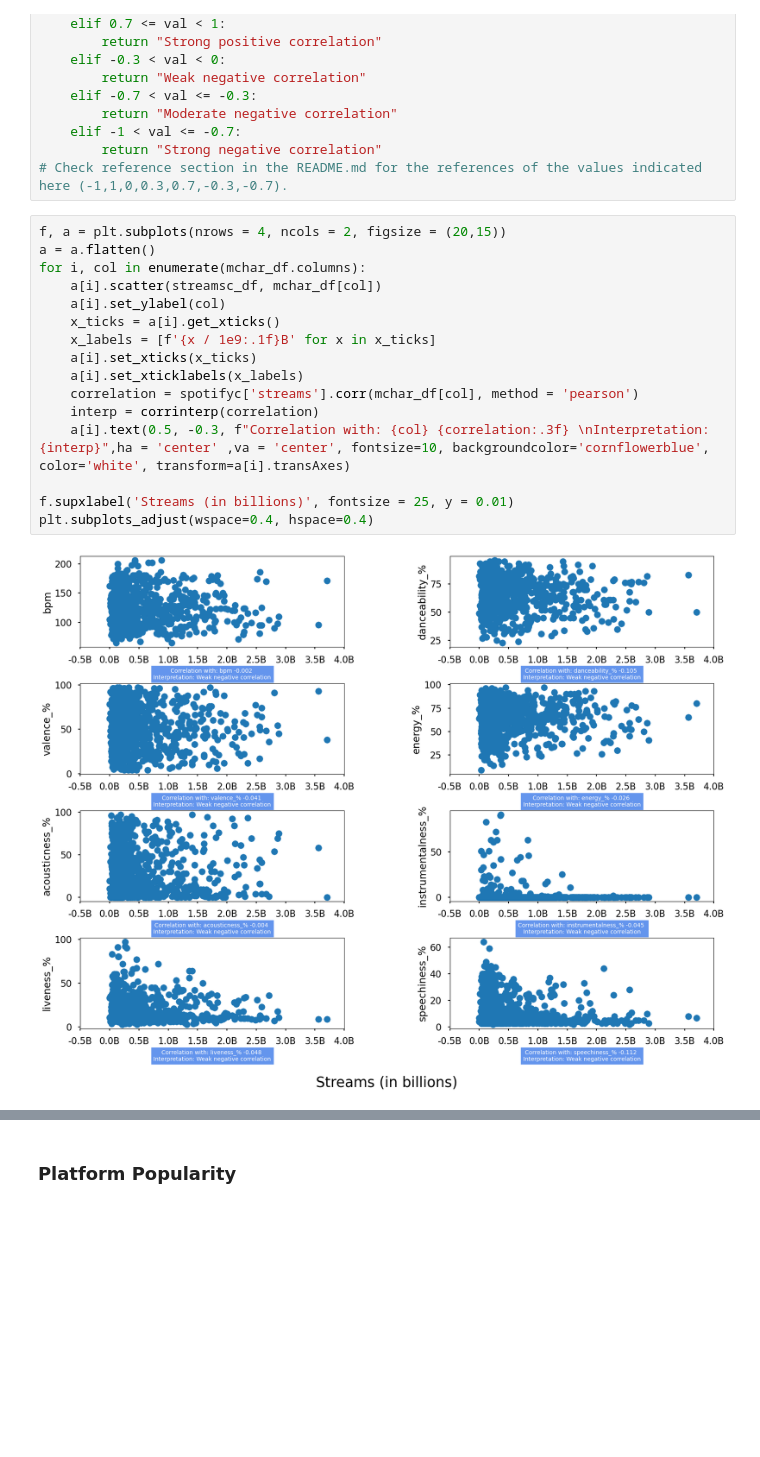
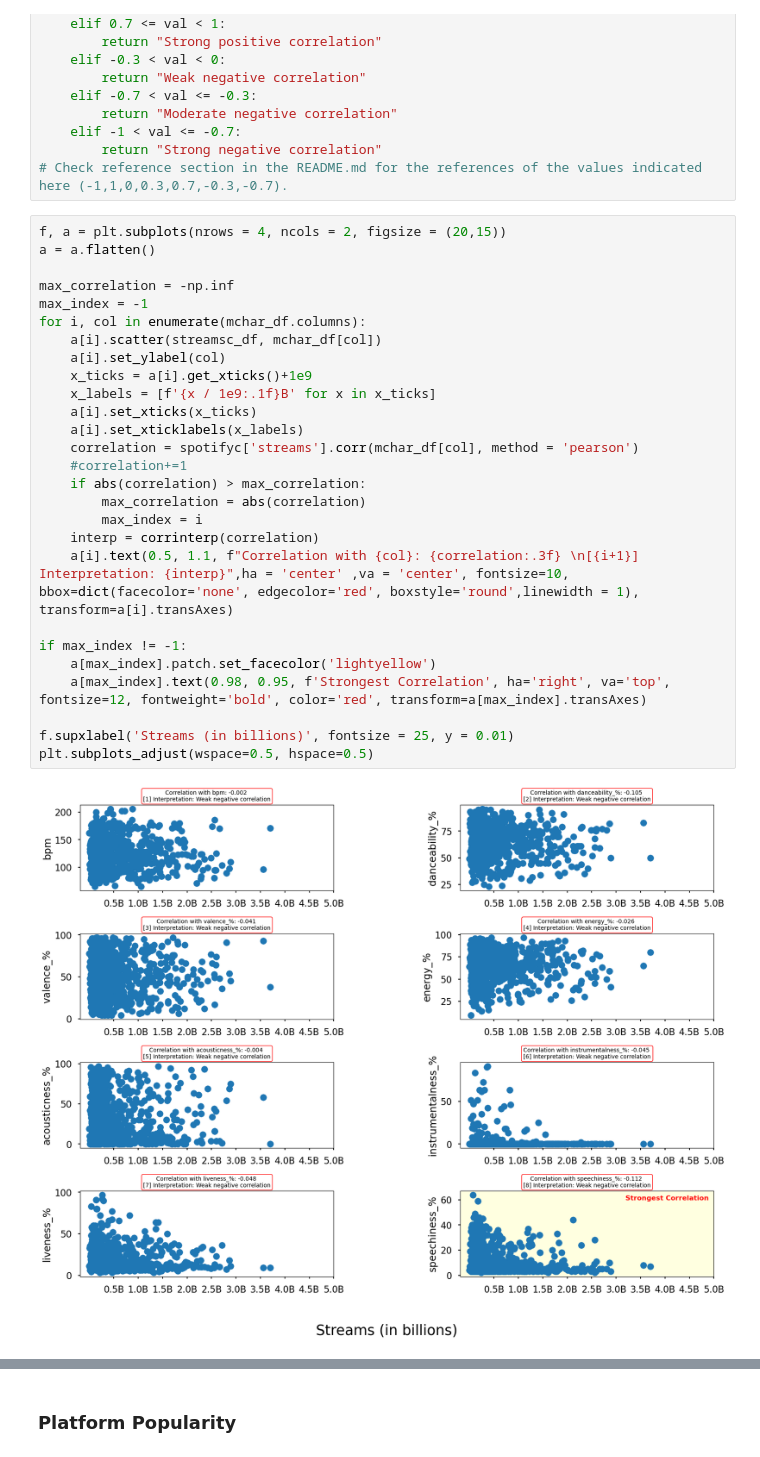
Before and after one commit to krlsbrre/Spotify-Data-Analysis, a Jupyter notebook: SPOTIFY.ipynb, the cells around one changed output, grey strips where cells are left out. Saved outputs shown, nothing was run; the diff lists cells and outputs as text; blank space fills up the shorter version.

```diff
--- a/SPOTIFY.ipynb
+++ b/SPOTIFY.ipynb
@@ -276,21 +232,32 @@ def corrinterp(val):
 # %%
 f, a = plt.subplots(nrows = 4, ncols = 2, figsize = (20,15))
 a = a.flatten()
+
+max_correlation = -np.inf
+max_index = -1
 for i, col in enumerate(mchar_df.columns):
     a[i].scatter(streamsc_df, mchar_df[col])
     a[i].set_ylabel(col)
-    x_ticks = a[i].get_xticks()
+    x_ticks = a[i].get_xticks()+1e9
     x_labels = [f'{x / 1e9:.1f}B' for x in x_ticks]
     a[i].set_xticks(x_ticks)
     a[i].set_xticklabels(x_labels)
     correlation = spotifyc['streams'].corr(mchar_df[col], method = 'pearson')
+    #correlation+=1
+    if abs(correlation) > max_correlation:
+        max_correlation = abs(correlation)
+        max_index = i
     interp = corrinterp(correlation)
-    a[i].text(0.5, -0.3, f"Correlation with: {col} {correlation:.3f} \nInterpretation: {interp}",ha = 'center' ,va = 'center', fontsize=10, backgroundcolor='cornflowerblue', color='white', transform=a[i].transAxes)
+    a[i].text(0.5, 1.1, f"Correlation with {col}: {correlation:.3f} \n[{i+1}] Interpretation: {interp}",ha = 'center' ,va = 'center', fontsize=10, bbox=dict(facecolor='none', edgecolor='red', boxstyle='round',linewidth = 1), transform=a[i].transAxes)
+
+if max_index != -1:
+    a[max_index].patch.set_facecolor('lightyellow')
+    a[max_index].text(0.98, 0.95, f'Strongest Correlation', ha='right', va='top', fontsize=12, fontweight='bold', color='red', transform=a[max_index].transAxes)
 
 f.supxlabel('Streams (in billions)', fontsize = 25, y = 0.01)
-plt.subplots_adjust(wspace=0.4, hspace=0.4)
+plt.subplots_adjust(wspace=0.5, hspace=0.5)
 # %% [output]
-[figure, old version]
+[figure, new version]
 # %%
 def corr(df, name1, name2, a):
     a.scatter(df[name1], df[name2])
```
Also changed, not shown: parts of 18 cells of this notebook.
